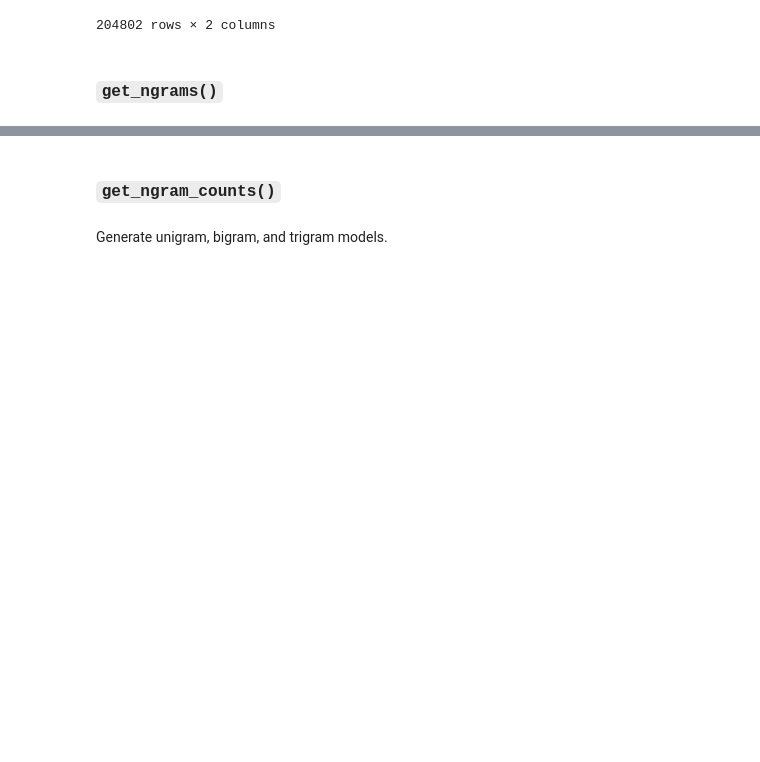
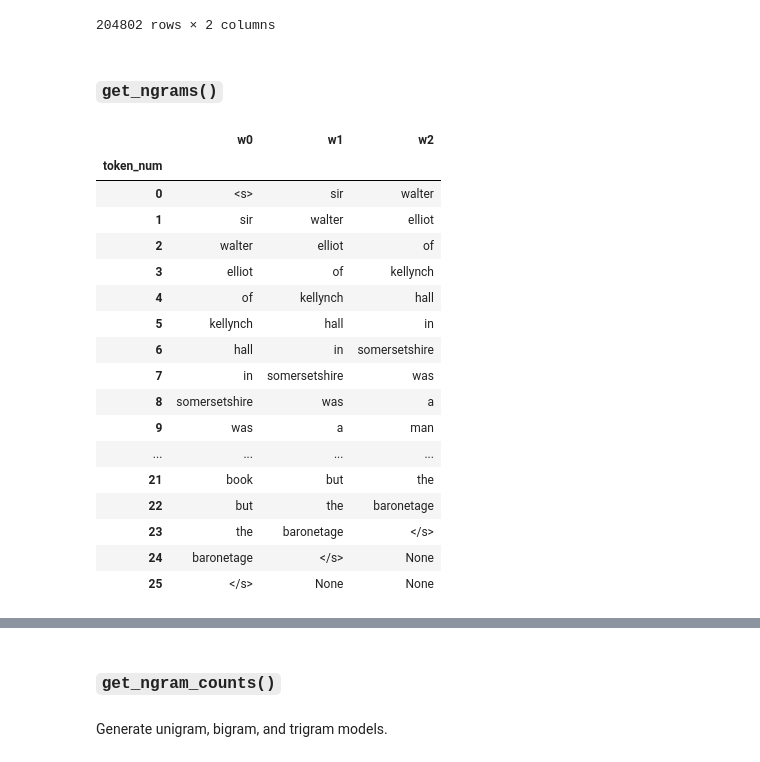
Before and after one commit to ontoligent/DS5001-2024-01-R, a Jupyter notebook: lessons/M03_LanguageModels/M03_06_NGramLanguageModels.ipynb, the cells around one changed output, grey strips where cells are left out. Saved outputs shown, nothing was run; the diff lists cells and outputs as text; code cells hidden in the pictures; blank space fills up the shorter version.

```diff
--- a/lessons/M03_LanguageModels/M03_06_NGramLanguageModels.ipynb
+++ b/lessons/M03_LanguageModels/M03_06_NGramLanguageModels.ipynb
@@ -98,5 +94,26 @@ def get_ngrams(TOKEN, n=2, sent_key='sent_num'):
 # %%
 NG = get_ngrams(TOKEN, n=3)
+# %%
+NG.loc[(1,1,0,0)]
+# %% [output]
+|  | w0 | w1 | w2 |
+| token_num |  |  |  |
+| 0 | <s> | sir | walter |
+| 1 | sir | walter | elliot |
+| 2 | walter | elliot | of |
+| 3 | elliot | of | kellynch |
+| 4 | of | kellynch | hall |
+| 5 | kellynch | hall | in |
+| 6 | hall | in | somersetshire |
+| 7 | in | somersetshire | was |
+| 8 | somersetshire | was | a |
+| 9 | was | a | man |
+| ... | ... | ... | ... |
+| 21 | book | but | the |
+| 22 | but | the | baronetage |
+| 23 | the | baronetage | </s> |
+| 24 | baronetage | </s> | None |
+| 25 | </s> | None | None |
 # %%
 NG.iloc[:,:3]
 # %% [output]
```
Also changed, not shown: parts of 5 cells of this notebook, 7 other files.
